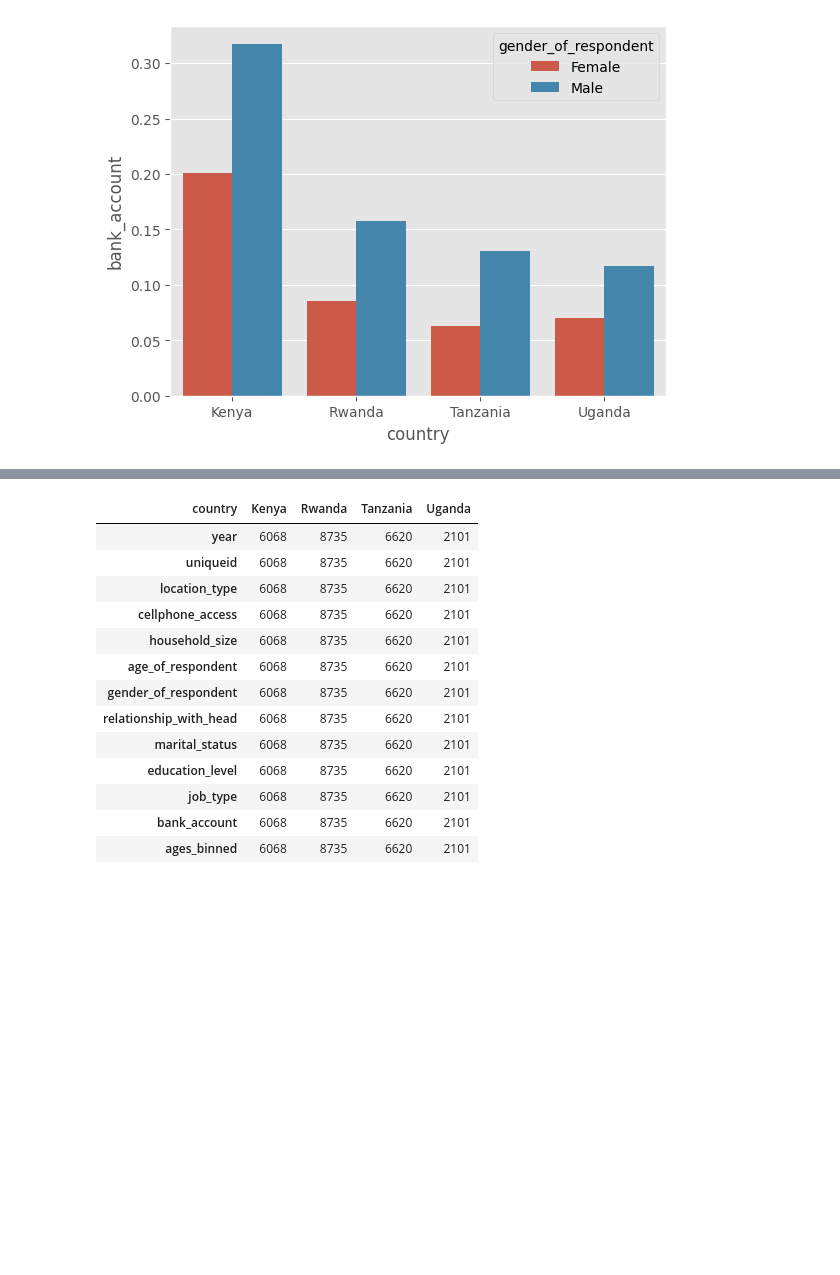
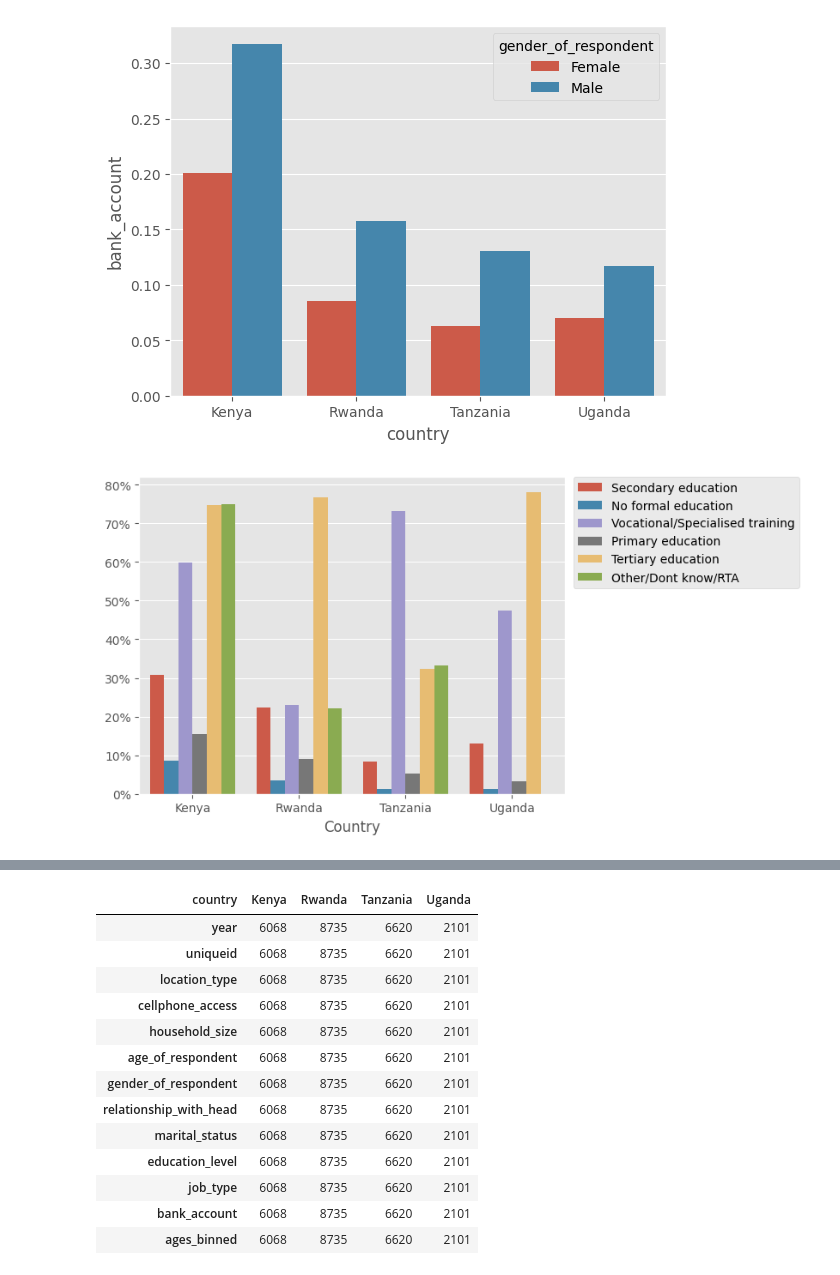
Before and after one commit to ShahiW/Financial-Inclusion-Project, a Jupyter notebook: 5_FeatureEngineering.ipynb, the cells around one changed output, grey strips where cells are left out. Saved outputs shown, nothing was run; the diff lists cells and outputs as text; code cells hidden in the pictures; blank space fills up the shorter version.

```diff
--- a/5_FeatureEngineering.ipynb
+++ b/5_FeatureEngineering.ipynb
@@ -169,3 +171,11 @@ ages_binned               0.201034
 dtype: float64
 <Axes: xlabel='country', ylabel='bank_account'>
 [figure]
+# %%
+ax01 = sns.barplot(data=df,x='country', y = 'bank_account', hue = 'education_level',  errorbar=None)
+plt.legend(bbox_to_anchor=(1.55, 1), loc='upper right', borderaxespad=0)
+ax01.yaxis.set_major_formatter(mtick.PercentFormatter(1.0))
+plt.xlabel('Country')
+plt.ylabel('');
+# %% [output]
+[figure, added]
```
Also changed, not shown: parts of 3 cells of this notebook, 2 other files.
